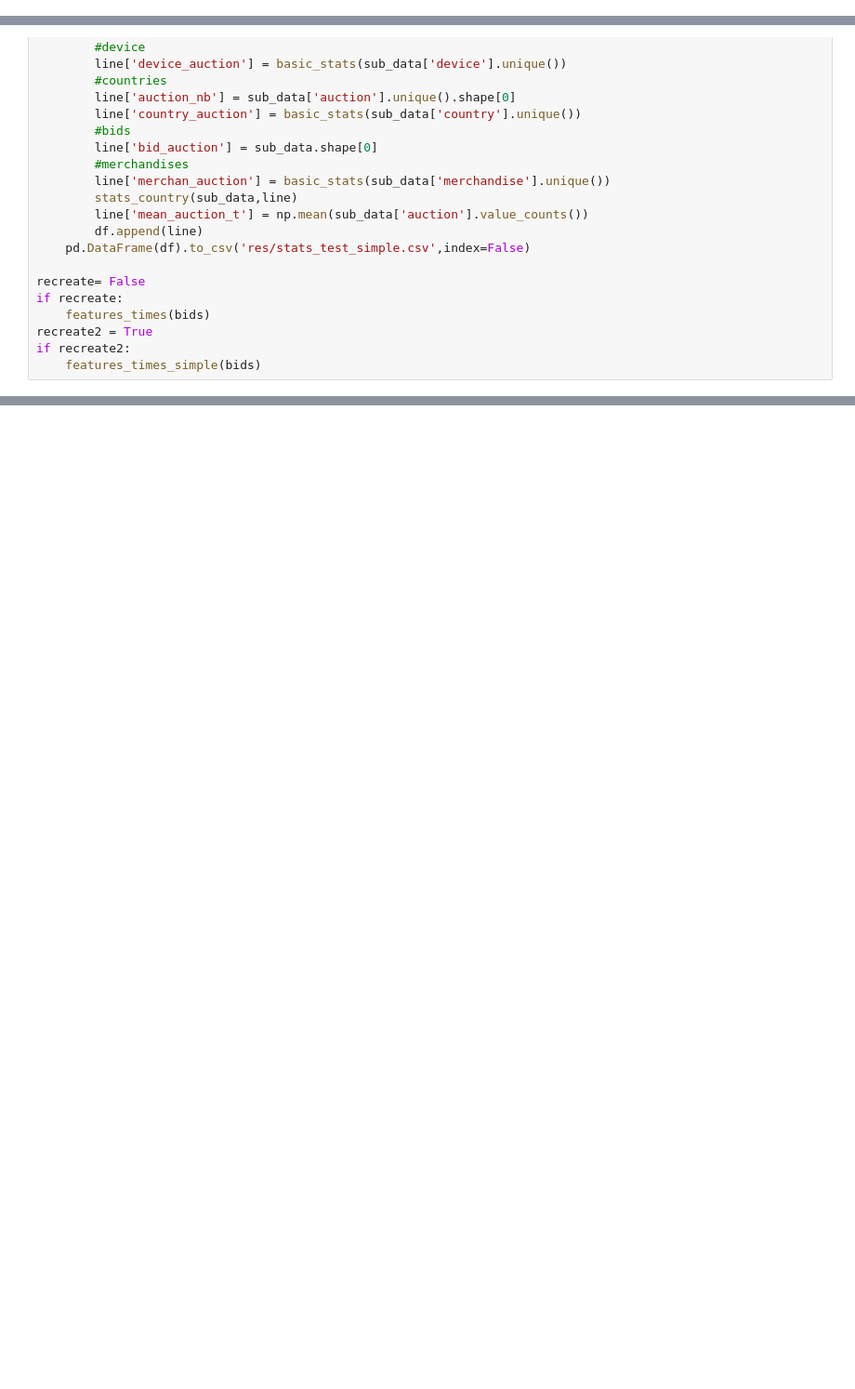
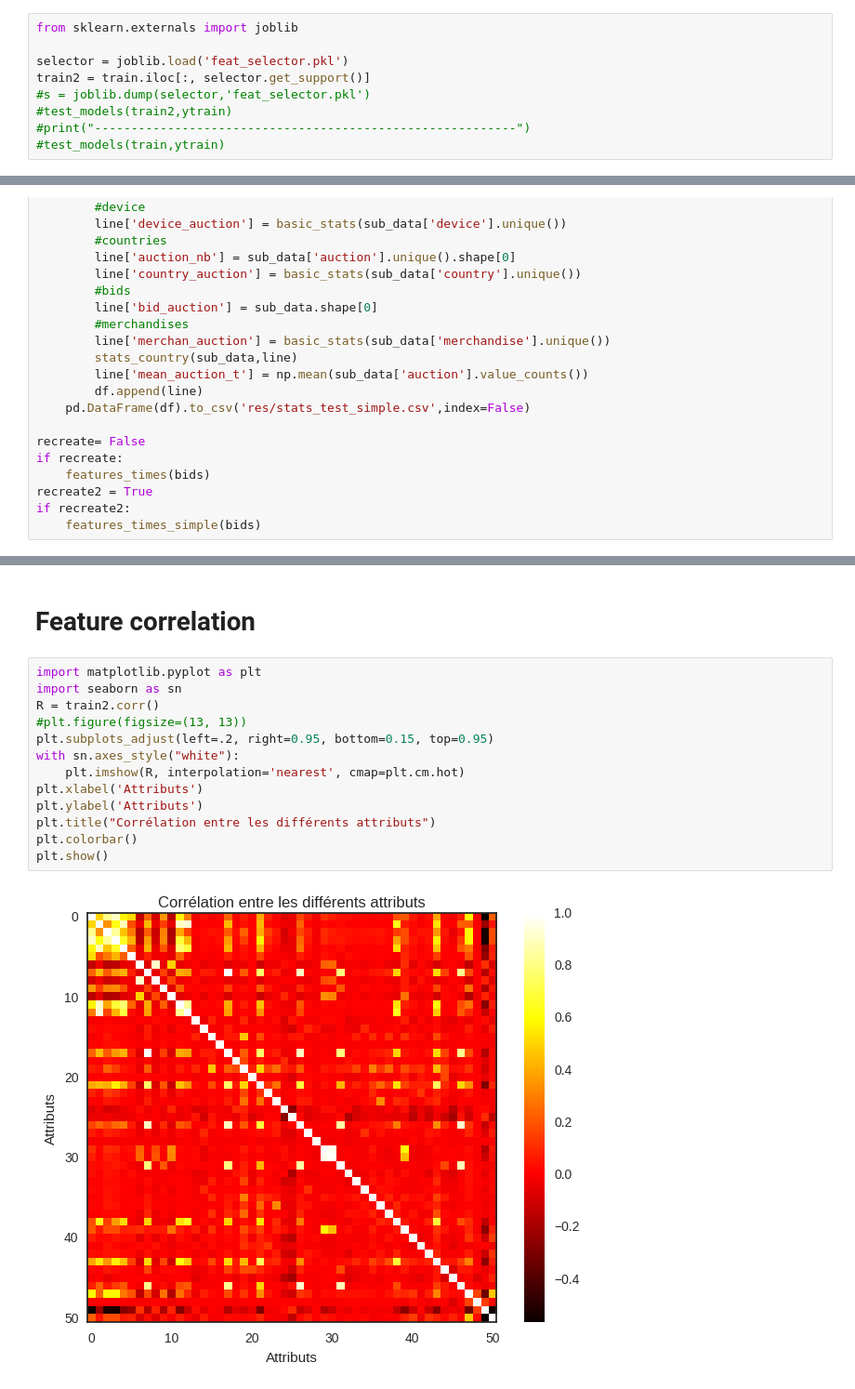
Before and after one commit to Nicolas99-9/Facebook-Recruiting-IV-Human-or-Robot, a Jupyter notebook: FeatureCreation.ipynb, the cells around one changed output, grey strips where cells are left out. Shown at 93% size. Cells and saved outputs as stored; diff of their text form; blank space fills up the shorter version.

```diff
--- a/FeatureCreation.ipynb
+++ b/FeatureCreation.ipynb
@@ -747,3 +1054,12 @@ plt.show()
+# %%
+from sklearn.externals import joblib
+
+selector = joblib.load('feat_selector.pkl')
+train2 = train.iloc[:, selector.get_support()]
+#s = joblib.dump(selector,'feat_selector.pkl')
+#test_models(train2,ytrain)
+#print("----------------------------------------------------------")
+#test_models(train,ytrain)
 # %%
 #affiche les 30 features les plus importantes et les 30 les moins importantes
 import matplotlib.pyplot as plt
@@ -899,0 +1252,17 @@ if recreate2:
+# %% [markdown]
+# Feature correlation
+# %%
+import matplotlib.pyplot as plt
+import seaborn as sn
+R = train2.corr()
+#plt.figure(figsize=(13, 13))
+plt.subplots_adjust(left=.2, right=0.95, bottom=0.15, top=0.95)
+with sn.axes_style("white"):
+    plt.imshow(R, interpolation='nearest', cmap=plt.cm.hot)
+plt.xlabel('Attributs')
+plt.ylabel('Attributs')
+plt.title("Corrélation entre les différents attributs")
+plt.colorbar()
+plt.show()
+# %% [output]
+[figure, added]
```
Also changed, not shown: parts of 19 cells of this notebook, 1 other file.
